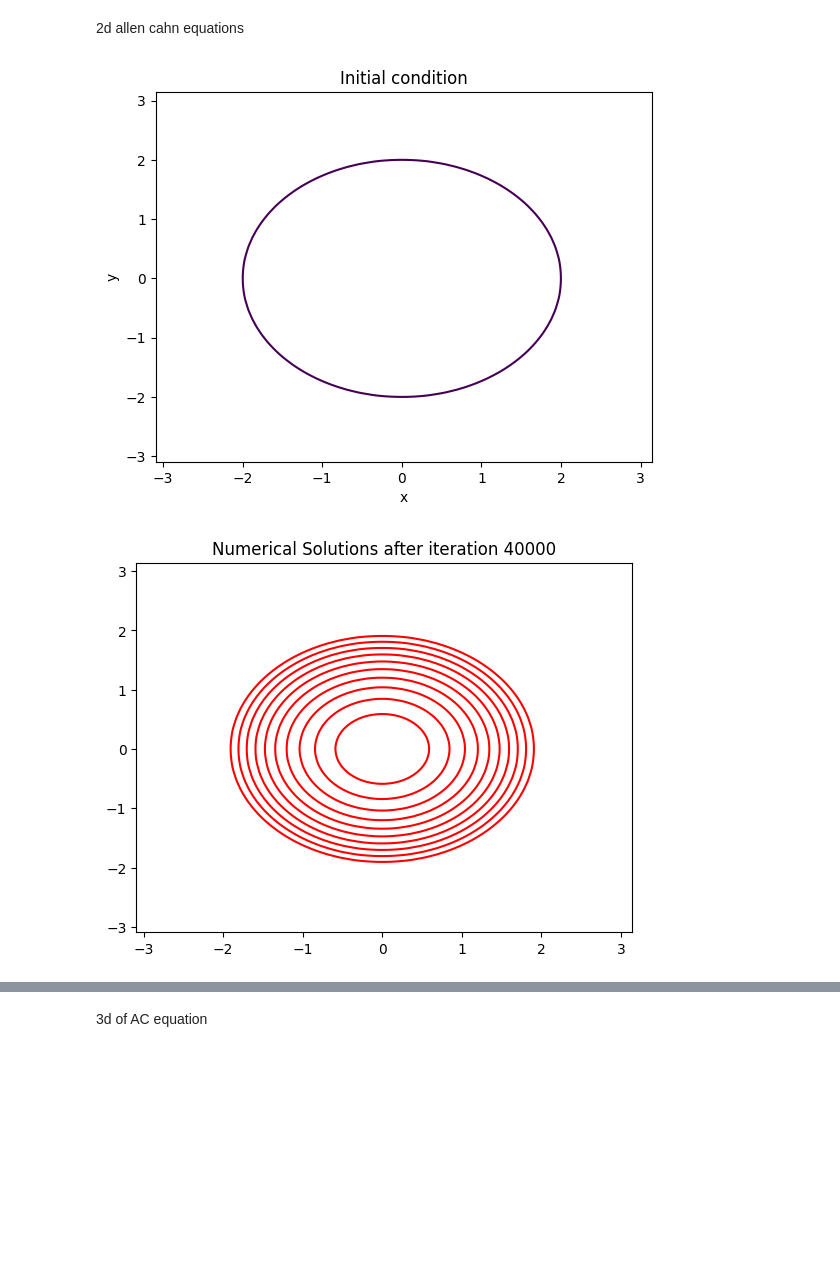
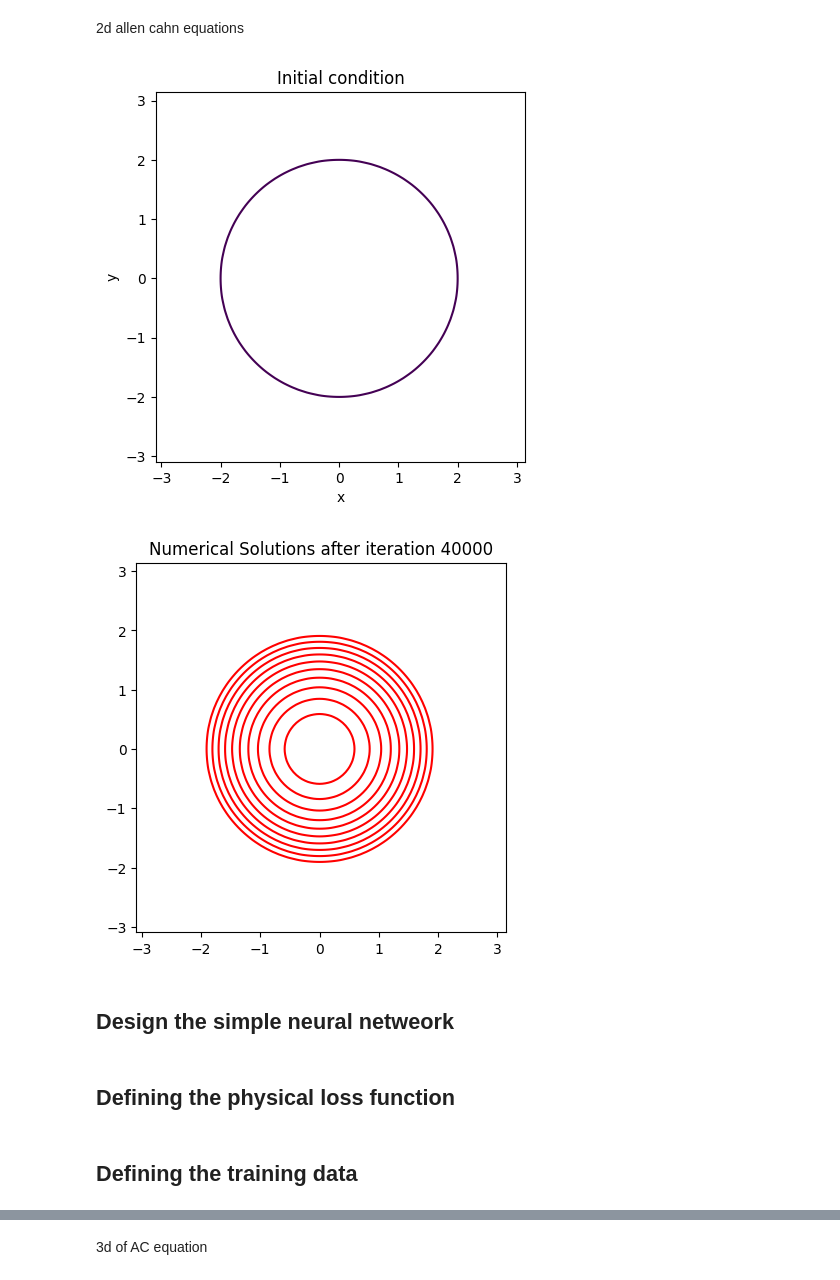
Before and after one commit to manjudhital/master_thesis, a Jupyter notebook: phasefield/phasefield_ac.ipynb, the cells around one changed output, grey strips where cells are left out. Drawn from its saved outputs; the diff is of its cells as text; code cells hidden in the pictures; blank space fills up the shorter version.

Commit message:
plot_problem_solved

```diff
--- a/phasefield/phasefield_ac.ipynb
+++ b/phasefield/phasefield_ac.ipynb
@@ -52,41 +56,50 @@ cahn = epsillon**2 #cahn number
 
 # initial condition of allen cahn equation
 u =jnp.tanh((2 -sqrt(xx**2 + yy**2)) / (sqrt(2) *epsillon)) #initial condition of allen cahn equation
 
-# defining the wavenumber in x and y direction
-p = jnp.concatenate([2 * jnp.pi / Lx * jnp.arange(0, Nx//2), 2 * jnp.pi / Lx * jnp.arange(-Nx//2 , 0)]) # wavenumber in x direction
+
+# defining the wavenumber in x and y direction , which is in fourier space
+p = jnp.concatenate([2 * jnp.pi / Lx * jnp.arange(0, Nx//2), 2 * jnp.pi / Lx * jnp.arange(-Nx//2  , 0)]) # wavenumber in x direction
 q = jnp.concatenate([2 * jnp.pi / Ly * jnp.arange(0, Ny//2), 2 * jnp.pi / Ly * jnp.arange(-Ny//2 , 0)])
 
 
 # square of wavenumber in x and y direction
 p2 = p**2 # square of wavenumber in x direction
 q2 = q**2 # square of wavenumber in y direction
 
 # creating meshgrid in x and y direction for square of wavenumber
-pp2, qq2 = jnp.meshgrid(p2, q2) # creating meshgrid in x and y direction for square of wavenumber
+pp2, qq2 = jnp.meshgrid(p2, q2)
+#print(pp2.shape) # creating meshgrid in x and y direction for square of wavenumber
 
 
-# plotting the initial condition of the Allen-Cahn equation
+# # plotting the initial condition of the Allen-Cahn equation
+
 figure1 = plt.figure()
 plt.contour(x, y, jnp.real(u.T), [0])
+plt.gca().set_aspect('equal', adjustable='box')
 plt.title('Initial condition')
 plt.xlabel('x')
 plt.ylabel('y')
 plt.show()
 
-# prviding the range of iteration
+
+
+# # providing the range of iteration
+
 for iter in range(1, Nt):
     u = jnp.real(u)
 
-    # transforming the solution to the Fourier space
+    # Transforming the solution to the discrete Fourier space
     s_hat = jfft.fft2(cahn * u - dt * (u**3 - 3 * u))
-    v_hat = s_hat / (cahn + dt * (2 + cahn * (pp2 + qq2)))
-    u = jfft.ifft2(v_hat)
+    v_hat = s_hat / (cahn + dt * (2 + cahn * (pp2 + qq2)))  # Allen-Cahn equation
+    u = jfft.ifft2(v_hat)  # u_k+1 result
+
     if iter % ns == 0:
         plt.contour(x, y, jnp.real(u.T), [0], colors='red')
+        plt.gca().set_aspect('equal', adjustable='box')
 
-plt.title('Numerical Solutions after iteration '+str(Nt))
+plt.title('Numerical Solutions after iteration ' + str(Nt))
 plt.show()
 # %% [output]
-[figure, old version]
+[figure, new version]
-[figure, old version]
+[figure, new version]
@@ -92,0 +114,2 @@ plt.show()
+# %% [markdown]
+## Design the simple neural netweork
@@ -92,0 +146,2 @@ plt.show()
+# %% [markdown]
+##  Defining the physical loss function
@@ -92,0 +165,2 @@ plt.show()
+# %% [markdown]
+## Defining the training data
```
Also changed, not shown: parts of 10 cells of this notebook, 9 other files.
